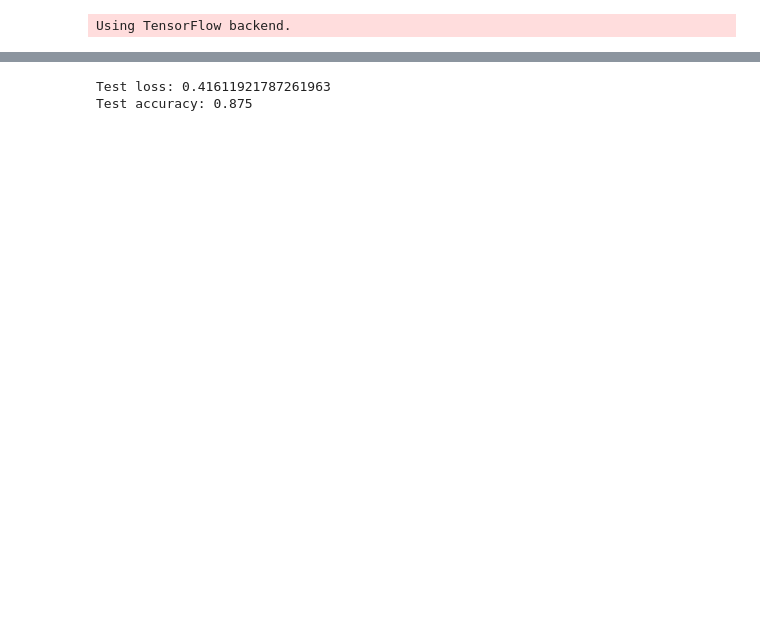
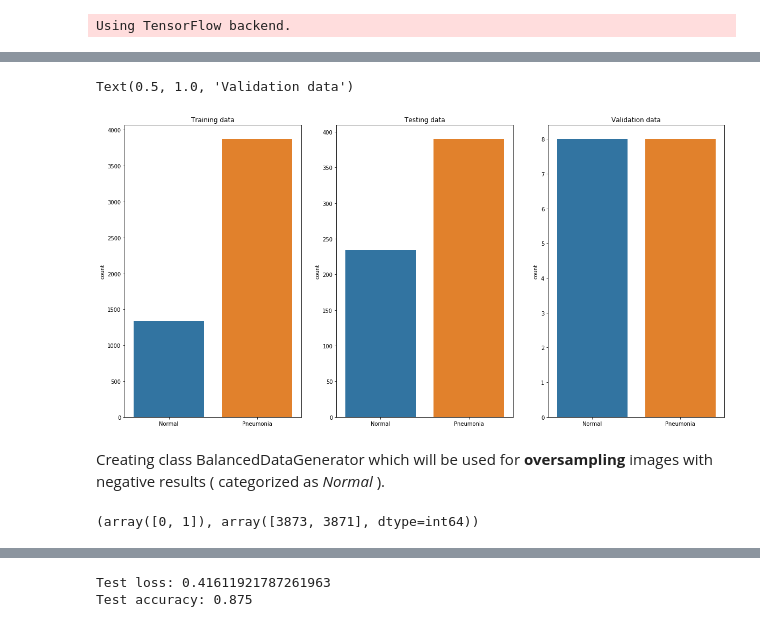
Before and after one commit to asbird/chest-xrat-pneumonia, a Jupyter notebook: Untitled.ipynb, the cells around one changed output, grey strips where cells are left out. Cells and saved outputs as stored; diff of their text form; code cells hidden in the pictures; blank space fills up the shorter version.

Commit message:
Loading images, data augmentation, feeding model and few other adds

```diff
--- a/Untitled.ipynb
+++ b/Untitled.ipynb
@@ -17,0 +23,16 @@ Using TensorFlow backend.
+# %%
+train_data_dir = 'data/train'
+test_data_dir = 'data/test'
+val_data_dir = 'data/val'
+
+a = masterimage.MasterImage(PATH=train_data_dir,IMAGE_SIZE=128)
+b = masterimage.MasterImage(PATH=test_data_dir,IMAGE_SIZE=128, dataset_name = 'test')
+c = masterimage.MasterImage(PATH=val_data_dir,IMAGE_SIZE=128, dataset_name = 'val')
+
+x_train,y_train = a.load_dataset()
+x_test,y_test = b.load_dataset()
+x_val,y_val = c.load_dataset()
+
+print(x_train.shape)
+print(x_test.shape)
+print(x_val.shape)
@@ -62,0 +113,14 @@ Found 16 images belonging to 2 classes.
+# %%
+import seaborn as sns
+f, axes = plt.subplots(1, 3, figsize=(20, 10), sharex=True)
+sns.countplot(['Normal' if c == 0 else 'Pneumonia' for c in y_train], ax=axes[0])
+axes[0].set_title('Training data')
+sns.countplot(['Normal' if c == 0 else 'Pneumonia' for c in y_test], ax=axes[1])
+axes[1].set_title('Testing data')
+sns.countplot(['Normal' if c == 0 else 'Pneumonia' for c in y_val], ax=axes[2])
+axes[2].set_title('Validation data')
+# %% [output]
+Text(0.5, 1.0, 'Validation data')
+[figure, added]
+# %% [markdown]
+Creating class BalancedDataGenerator which will be used for **oversampling** images with negative results ( categorized as *Normal* ).
@@ -62,0 +148,22 @@ Found 16 images belonging to 2 classes.
+# %%
+def blur(img):
+    return (cv2.blur(img,(5,5)))
+
+datagen = ImageDataGenerator(
+    preprocessing_function= blur,
+    brightness_range=[0.2,1.0],
+    horizontal_flip=True,
+    zoom_range=0.2,
+    vertical_flip=True)
+
+
+datagen = ImageDataGenerator()
+balanced_gen = BalancedDataGenerator(x_train, y_train, datagen, batch_size=32)
+steps_per_epoch = balanced_gen.steps_per_epoch
+
+y_gen = [balanced_gen.__getitem__(0)[1] for i in range(steps_per_epoch)]
+x_gen = [balanced_gen.__getitem__(0)[0] for i in range(steps_per_epoch)]
+
+print(np.unique(y_gen, return_counts=True))
+# %% [output]
+(array([0, 1]), array([3873, 3871], dtype=int64))
```
Also changed, not shown: parts of 20 cells of this notebook, 2 other files.
